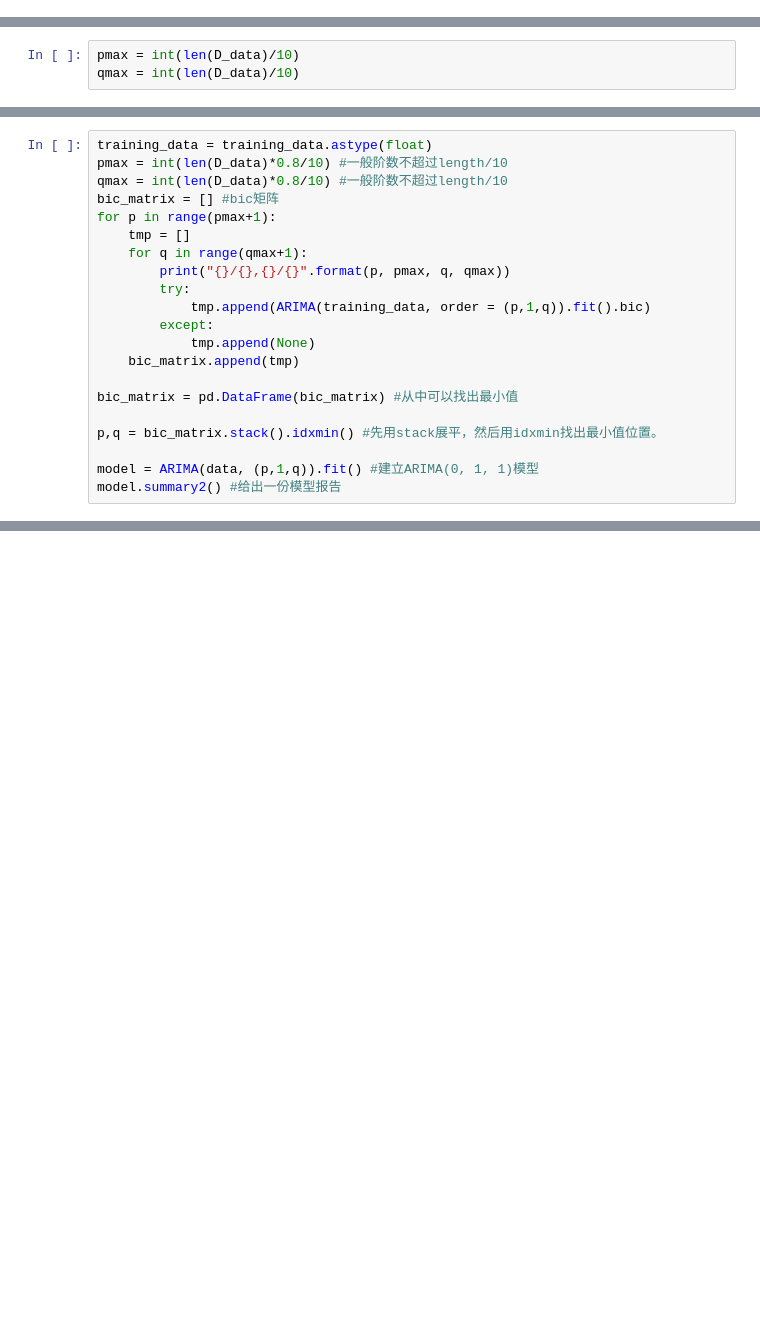
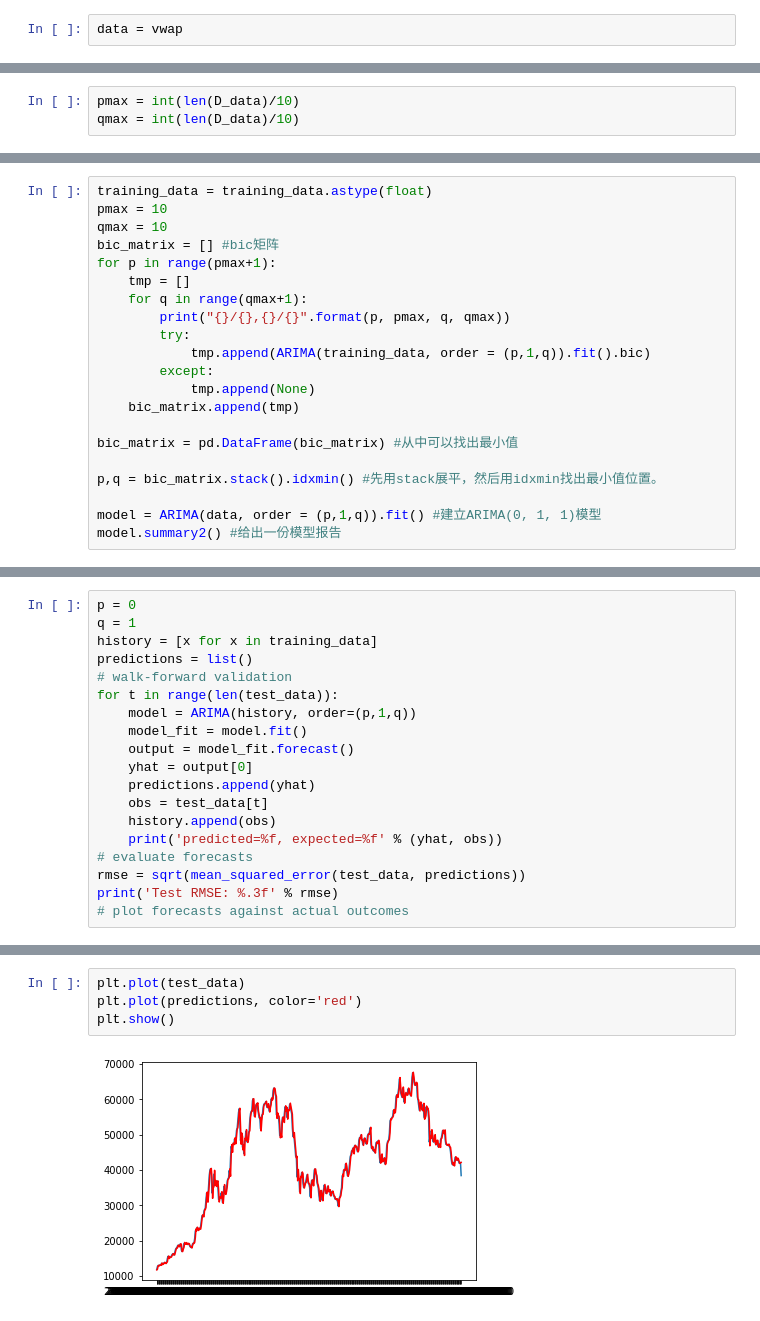
Before and after one commit to isomorphicdude/HackCambridge, a Jupyter notebook: src/roughwork.ipynb, the cells around one changed output, grey strips where cells are left out. Saved outputs shown, nothing was run; the diff lists cells and outputs as text; blank space fills up the shorter version.

```diff
--- a/src/roughwork.ipynb
+++ b/src/roughwork.ipynb
@@ -49,6 +54,8 @@ for i in range(df_close_hour.size//24):
 
 vwap = pd.Series(vwap, index=date_index)
 vwap.name = "Vwap"
+# %%
+data = vwap
 # %% [markdown]
 # Exploratory data analysis
 # %%
@@ -140,7 +146,7 @@ KeyboardInterrupt:
 # %%
 training_data = training_data.astype(float)
-pmax = int(len(D_data)*0.8/10) #一般阶数不超过length/10
-qmax = int(len(D_data)*0.8/10) #一般阶数不超过length/10
+pmax = 10
+qmax = 10
 bic_matrix = [] #bic矩阵
 for p in range(pmax+1):
     tmp = []
@@ -156,5 +162,5 @@ bic_matrix = pd.DataFrame(bic_matrix) #从中可以找出最小值
 
 p,q = bic_matrix.stack().idxmin() #先用stack展平，然后用idxmin找出最小值位置。
 
-model = ARIMA(data, (p,1,q)).fit() #建立ARIMA(0, 1, 1)模型
+model = ARIMA(data, order = (p,1,q)).fit() #建立ARIMA(0, 1, 1)模型
 model.summary2() #给出一份模型报告
@@ -160,0 +169,19 @@ model.summary2() #给出一份模型报告
+# %%
+p = 0
+q = 1
+history = [x for x in training_data]
+predictions = list()
+# walk-forward validation
+for t in range(len(test_data)):
+	model = ARIMA(history, order=(p,1,q))
+	model_fit = model.fit()
+	output = model_fit.forecast()
+	yhat = output[0]
+	predictions.append(yhat)
+	obs = test_data[t]
+	history.append(obs)
+	print('predicted=%f, expected=%f' % (yhat, obs))
+# evaluate forecasts
+rmse = sqrt(mean_squared_error(test_data, predictions))
+print('Test RMSE: %.3f' % rmse)
+# plot forecasts against actual outcomes
@@ -160,0 +206,6 @@ model.summary2() #给出一份模型报告
+# %%
+plt.plot(test_data)
+plt.plot(predictions, color='red')
+plt.show()
+# %% [output]
+[figure, added]
```
Also changed, not shown: parts of 9 cells of this notebook.
